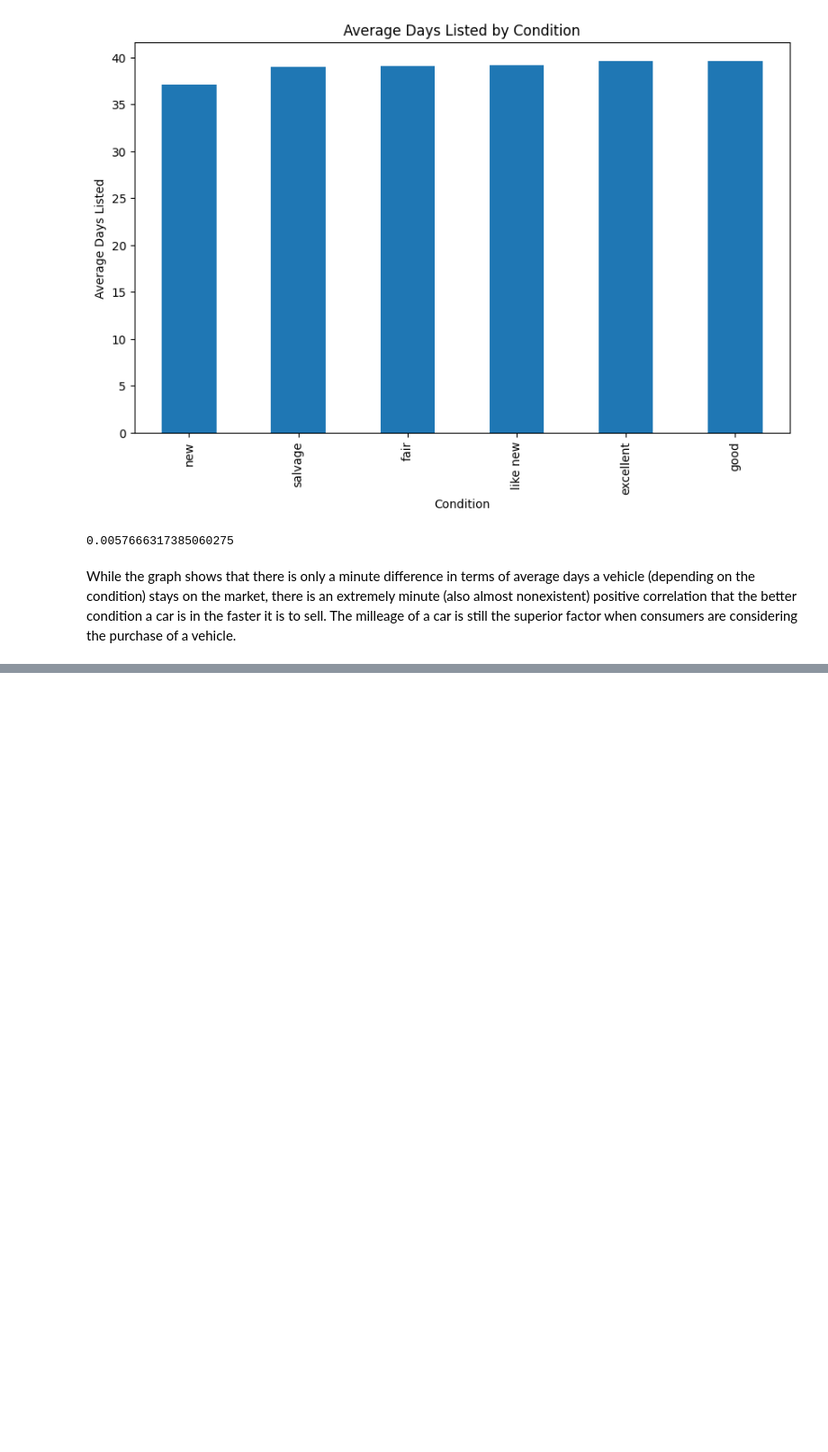
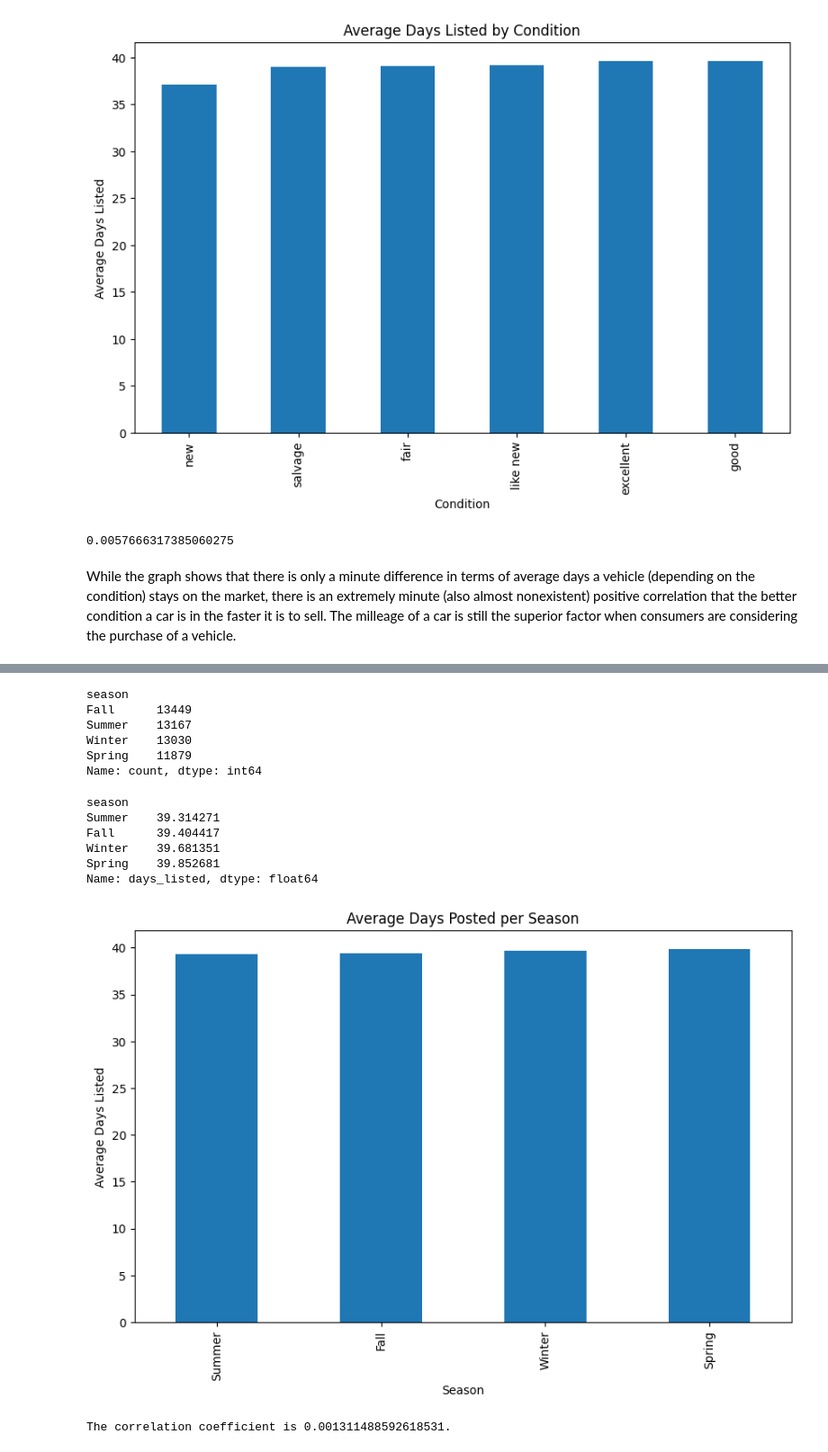
Before and after one commit to michav95/Car-Advertisement, a Jupyter notebook: Notebooks/EDA.ipynb, the cells around one changed output, grey strips where cells are left out. Shown at 90% size. Cells and saved outputs as stored; diff of their text form; code cells hidden in the pictures; blank space fills up the shorter version.

```diff
--- a/Notebooks/EDA.ipynb
+++ b/Notebooks/EDA.ipynb
@@ -277,0 +296,65 @@ While the graph shows that there is only a minute difference in terms of average
+# %%
+# Examine if there a specific time of year that shows better results for the sale of cars
+# First, need to ensure that the timestamp is in datetime format
+df['date_posted'] = pd.to_datetime(df['date_posted'],format= '%Y-%m-%d')
+
+# Extract month number from timestamp and create new column in df
+df['month'] = df['date_posted'].dt.month
+
+# Condition for the different seasons
+conditions = [
+    (df['month'] == 12) | (df['month'] == 1) | (df['month'] == 2),
+    (df['month'] == 3) | (df['month'] == 4) | (df['month'] == 5),
+    (df['month'] == 6) | (df['month'] == 7) | (df['month'] == 8),
+    (df['month'] == 9) | (df['month'] == 10) | (df['month'] == 11)
+]
+
+# List named season_labels with the four seasons
+season_labels = ['Winter', 'Spring', 'Summer', 'Fall']
+
+# Create season column
+df['season'] = np.select(conditions, season_labels, default='Unknown')
+
+# Verify results
+df[['date_posted', 'month', 'season']].head()
+
+# Make sure no "Unknown" values
+df['season'].value_counts()
+# %% [output]
+season
+Fall      13449
+Summer    13167
+Winter    13030
+Spring    11879
+Name: count, dtype: int64
+# %%
+# Group df by season and calculate the average days listed
+season_speed = df.groupby('season')['days_listed'].mean()
+
+# Sort from fastest to slowest sale times (smaller numbers = faster)
+season_speed_sorted = season_speed.sort_values()
+
+# Display results
+print(season_speed_sorted)
+# %% [output]
+season
+Summer    39.314271
+Fall      39.404417
+Winter    39.681351
+Spring    39.852681
+Name: days_listed, dtype: float64
+# %%
+# Bar graph for visualization of data
+season_speed_sorted.plot(kind='bar', figsize=(10,6))
+plt.title('Average Days Posted per Season')
+plt.xlabel('Season')
+plt.ylabel('Average Days Listed')
+plt.show()
+
+# Find correlation coefficient to examine a presence of a relationship or not
+df['season_code'] = df['season'].astype('category').cat.codes
+season_corr = df['season_code'].corr(df['days_listed'])
+print(f'The correlation coefficient is {season_corr}.')
+# %% [output]
+[figure, added]
+The correlation coefficient is 0.001311488592618531.
```
Also changed, not shown: parts of 2 cells of this notebook.
